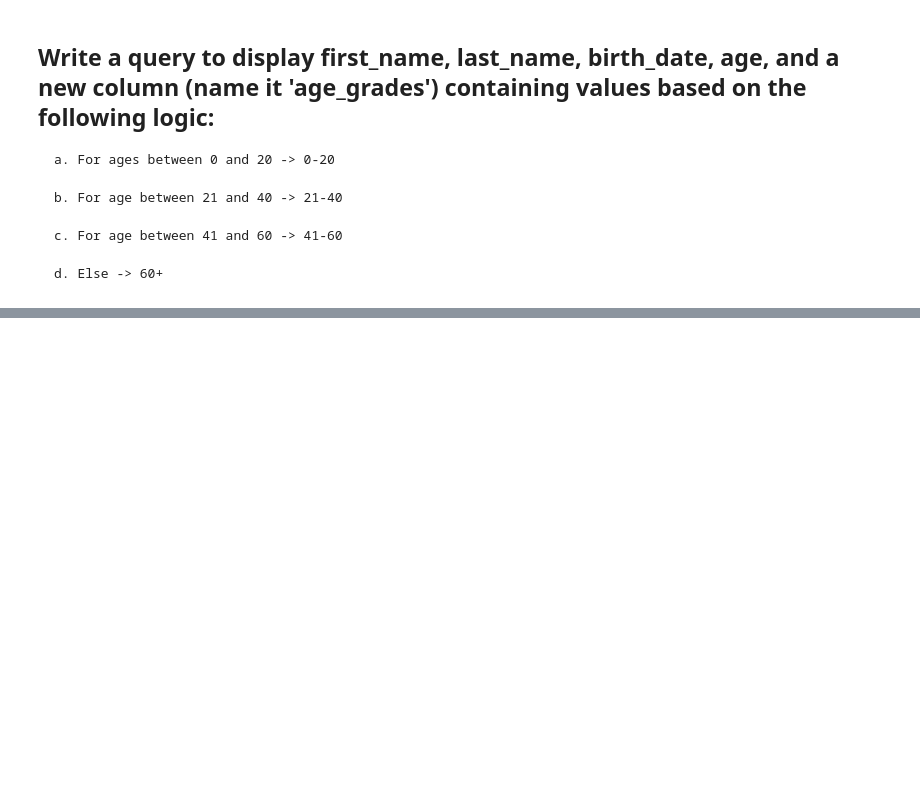
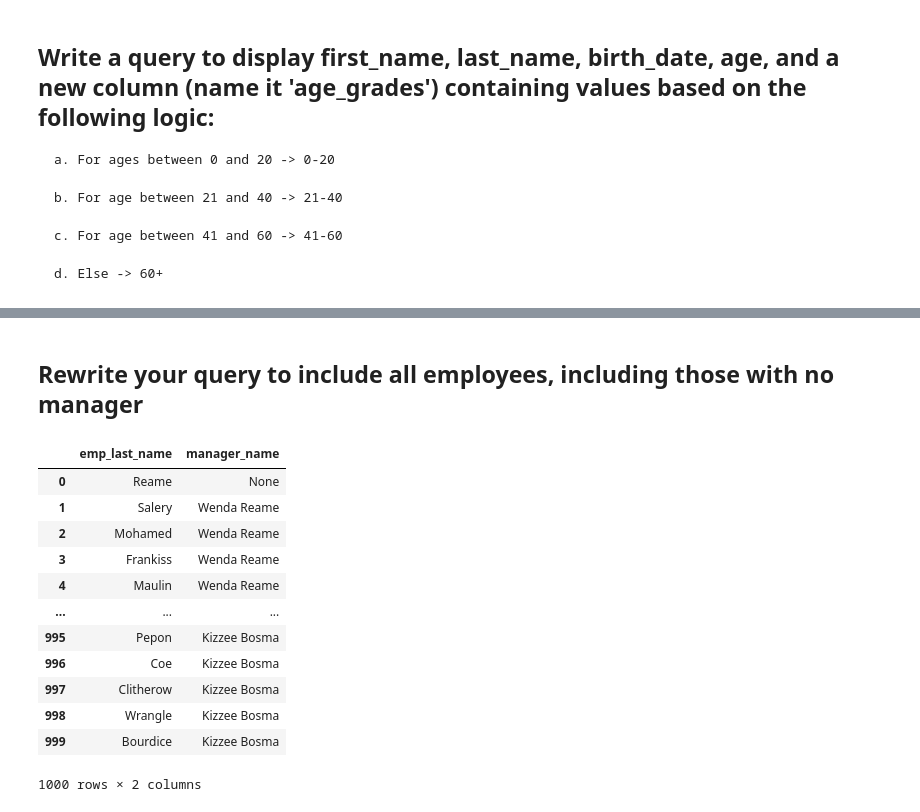
Before and after one commit to jubair-anik/sql_exercise, a Jupyter notebook: hr_database.ipynb, the cells around one changed output, grey strips where cells are left out. Drawn from its saved outputs; the diff is of its cells as text; code cells hidden in the pictures; blank space fills up the shorter version.

```diff
--- a/hr_database.ipynb
+++ b/hr_database.ipynb
@@ -403,0 +465,25 @@ df13
+# %% [markdown]
+## Rewrite your query to include all employees, including those with no manager
+# %%
+q15="""
+select e.last_name as emp_last_name, concat(m.first_name," ",m.last_name) as manager_name
+from employees e
+left join employees m
+on e.manager_id=m.id
+"""
+df15=pd.read_sql(q15,engine)
+df15
+# %% [output]
+|  | emp_last_name | manager_name |
+| 0 | Reame | None |
+| 1 | Salery | Wenda Reame |
+| 2 | Mohamed | Wenda Reame |
+| 3 | Frankiss | Wenda Reame |
+| 4 | Maulin | Wenda Reame |
+| ... | ... | ... |
+| 995 | Pepon | Kizzee Bosma |
+| 996 | Coe | Kizzee Bosma |
+| 997 | Clitherow | Kizzee Bosma |
+| 998 | Wrangle | Kizzee Bosma |
+| 999 | Bourdice | Kizzee Bosma |
+1000 rows × 2 columns
```
Also changed, not shown: parts of 11 cells of this notebook.
